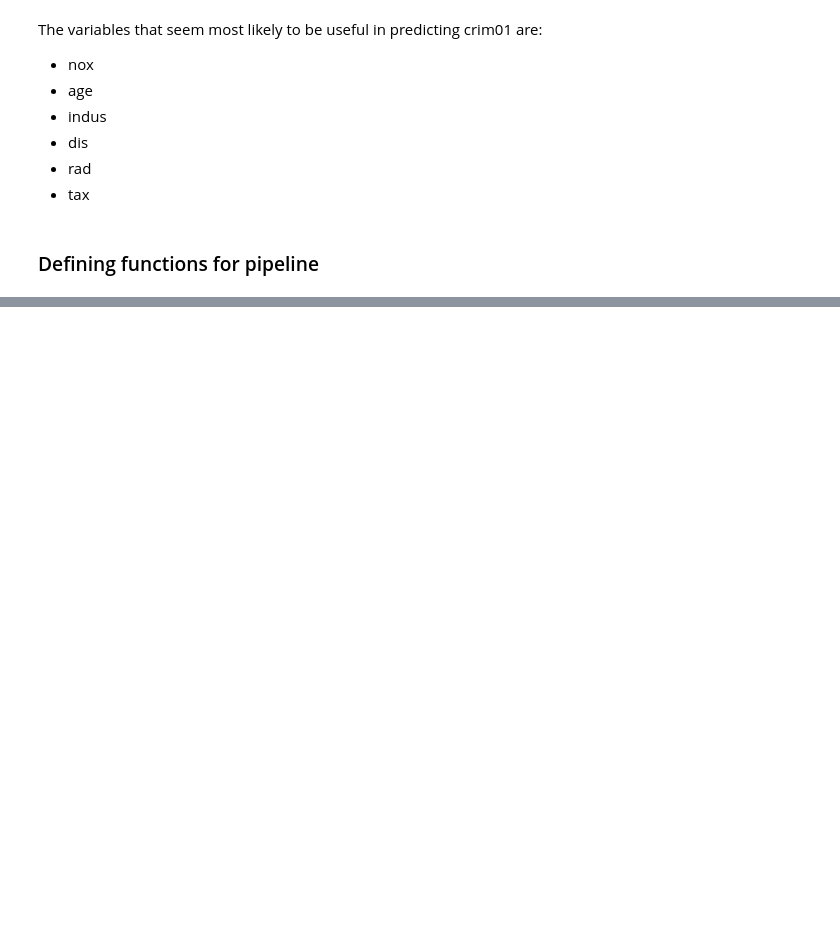
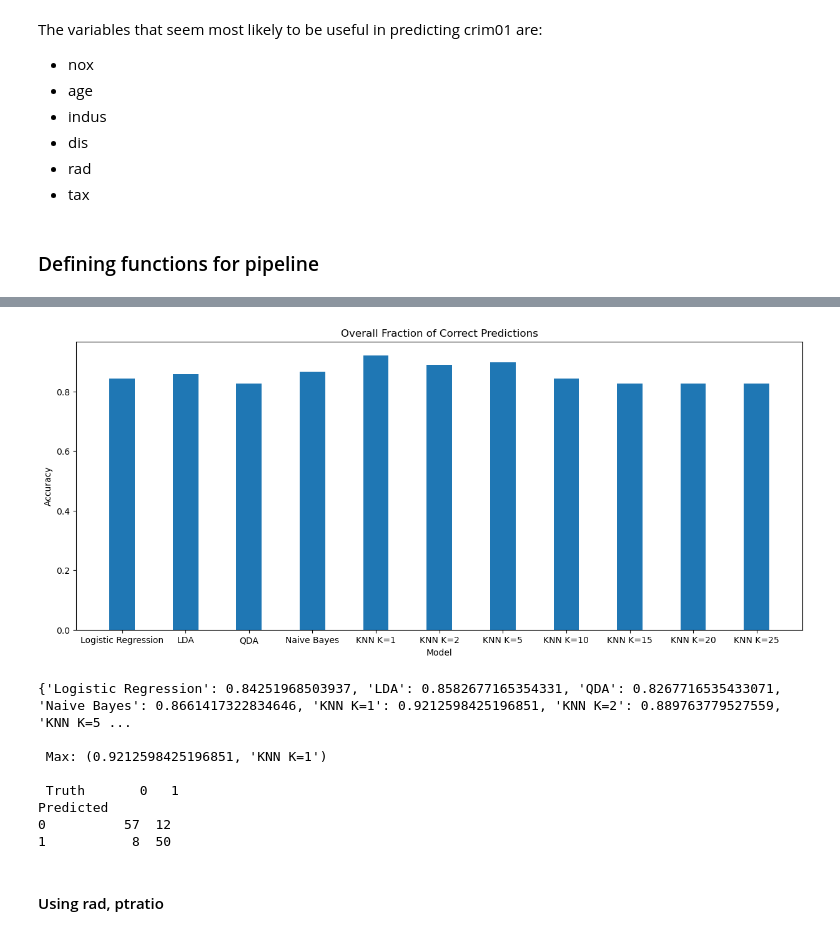
Before and after one commit to carmancater/an-introduction-to-statistical-learning-with-applications-in-python, a Jupyter notebook: Chapter 04 - Classification/Ch 4 Ex 16.ipynb, the cells around one changed output, grey strips where cells are left out. Drawn from its saved outputs; the diff is of its cells as text; code cells hidden in the pictures; blank space fills up the shorter version.

```diff
--- a/Chapter 04 - Classification/Ch 4 Ex 16.ipynb
+++ b/Chapter 04 - Classification/Ch 4 Ex 16.ipynb
@@ -127,0 +251,14 @@ def knn(X_train, L_train, X_test, L_test, k):
+# %%
+compareModels(X_train[vars], X_test[vars], np.ravel(y_train), np.ravel(y_test))
+# %% [output]
+[figure, added]
+{'Logistic Regression': 0.84251968503937, 'LDA': 0.8582677165354331, 'QDA': 0.8267716535433071, 'Naive Bayes': 0.8661417322834646, 'KNN K=1': 0.9212598425196851, 'KNN K=2': 0.889763779527559, 'KNN K=5 ...
+
+ Max: (0.9212598425196851, 'KNN K=1')
+
+ Truth       0   1
+Predicted
+0          57  12
+1           8  50
+# %% [markdown]
+#### Using rad, ptratio
```
Also changed, not shown: parts of 21 cells of this notebook.
